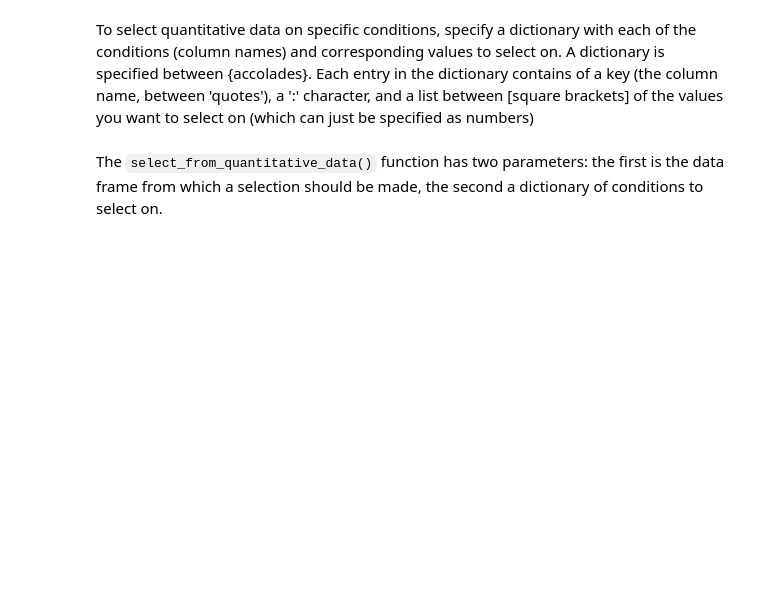
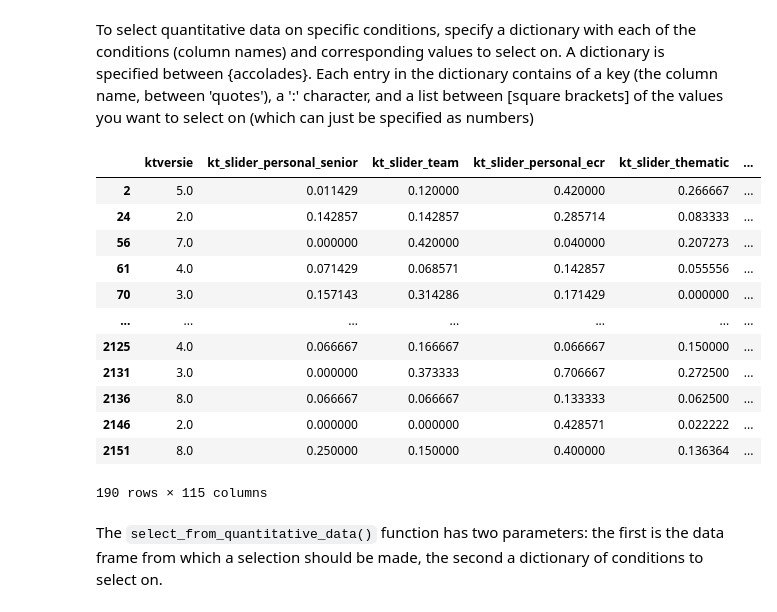
Before and after one commit to DeJongeAkademie/FundingConsultation2022, a Jupyter notebook: python/Examples.ipynb, the cells around one changed output. Drawn from its saved outputs; the diff is of its cells as text; code cells hidden in the pictures; blank space fills up the shorter version.

```diff
--- a/python/Examples.ipynb
+++ b/python/Examples.ipynb
@@ -38,3 +64,20 @@ conditions = {'major_changes': [2, 3], 'age': [1]}
+# %%
+winners = FundingConsultation.select_from_quantitative_data(quantitative_data, conditions)
+winners
+# %% [output]
+|  | ktversie | kt_slider_personal_senior | kt_slider_team | kt_slider_personal_ecr | kt_slider_thematic | ... |
+| 2 | 5.0 | 0.011429 | 0.120000 | 0.420000 | 0.266667 | ... |
+| 24 | 2.0 | 0.142857 | 0.142857 | 0.285714 | 0.083333 | ... |
+| 56 | 7.0 | 0.000000 | 0.420000 | 0.040000 | 0.207273 | ... |
+| 61 | 4.0 | 0.071429 | 0.068571 | 0.142857 | 0.055556 | ... |
+| 70 | 3.0 | 0.157143 | 0.314286 | 0.171429 | 0.000000 | ... |
+| ... | ... | ... | ... | ... | ... | ... |
+| 2125 | 4.0 | 0.066667 | 0.166667 | 0.066667 | 0.150000 | ... |
+| 2131 | 3.0 | 0.000000 | 0.373333 | 0.706667 | 0.272500 | ... |
+| 2136 | 8.0 | 0.066667 | 0.066667 | 0.133333 | 0.062500 | ... |
+| 2146 | 2.0 | 0.000000 | 0.000000 | 0.428571 | 0.022222 | ... |
+| 2151 | 8.0 | 0.250000 | 0.150000 | 0.400000 | 0.136364 | ... |
+190 rows × 115 columns
 # %% [markdown]
 The `select_from_quantitative_data()` function has two parameters: the first is the data frame from which a selection should be made, the second a dictionary of conditions to select on.
 # %%
```
Also changed, not shown: parts of 7 cells of this notebook, 1 other file.
